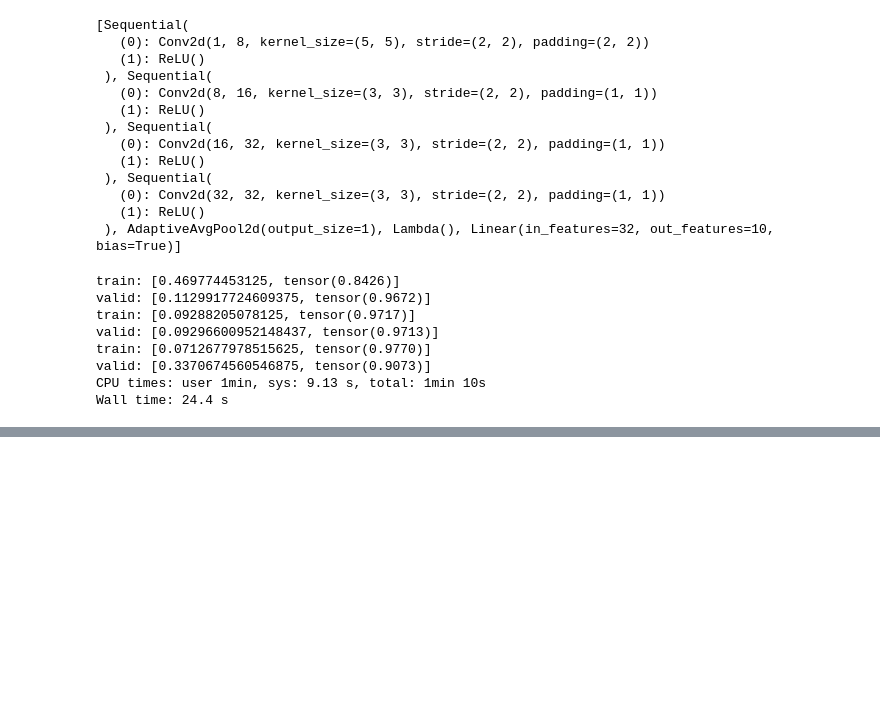
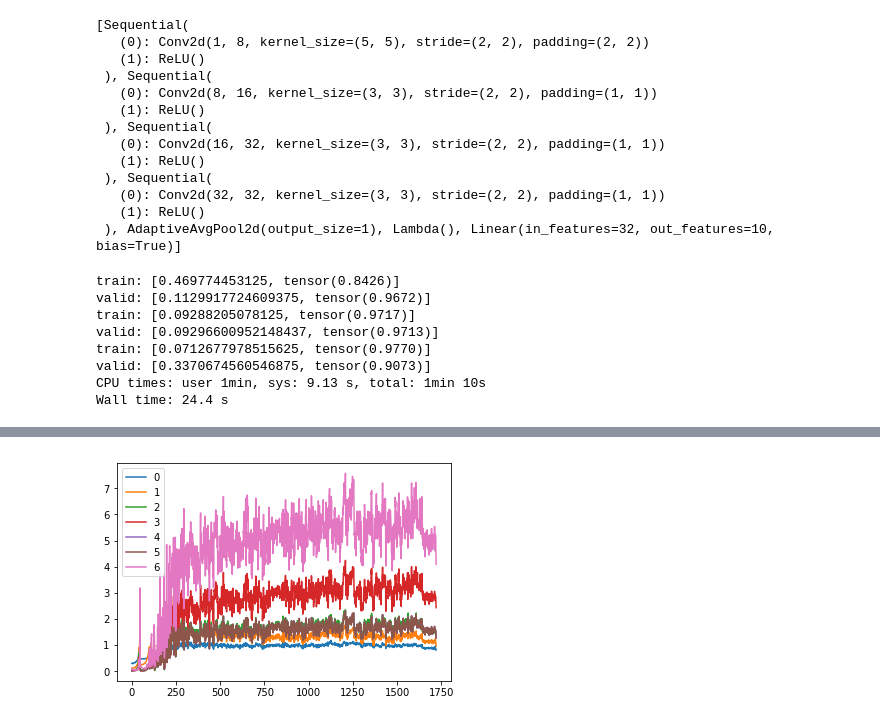
Before and after one commit to averma12/DL-from-scratch, a Jupyter notebook: CNN_batchNorm.ipynb, the cells around one changed output, grey strips where cells are left out. Saved outputs shown, nothing was run; the diff lists cells and outputs as text; code cells hidden in the pictures; blank space fills up the shorter version.

```diff
--- a/CNN_batchNorm.ipynb
+++ b/CNN_batchNorm.ipynb
@@ -245,0 +287,5 @@ Wall time: 24.4 s
+# %%
+for l in model.act_stds: plt.plot(l)
+plt.legend(range(7));
+# %% [output]
+[figure, added]
```
Also changed, not shown: parts of 37 cells of this notebook.
